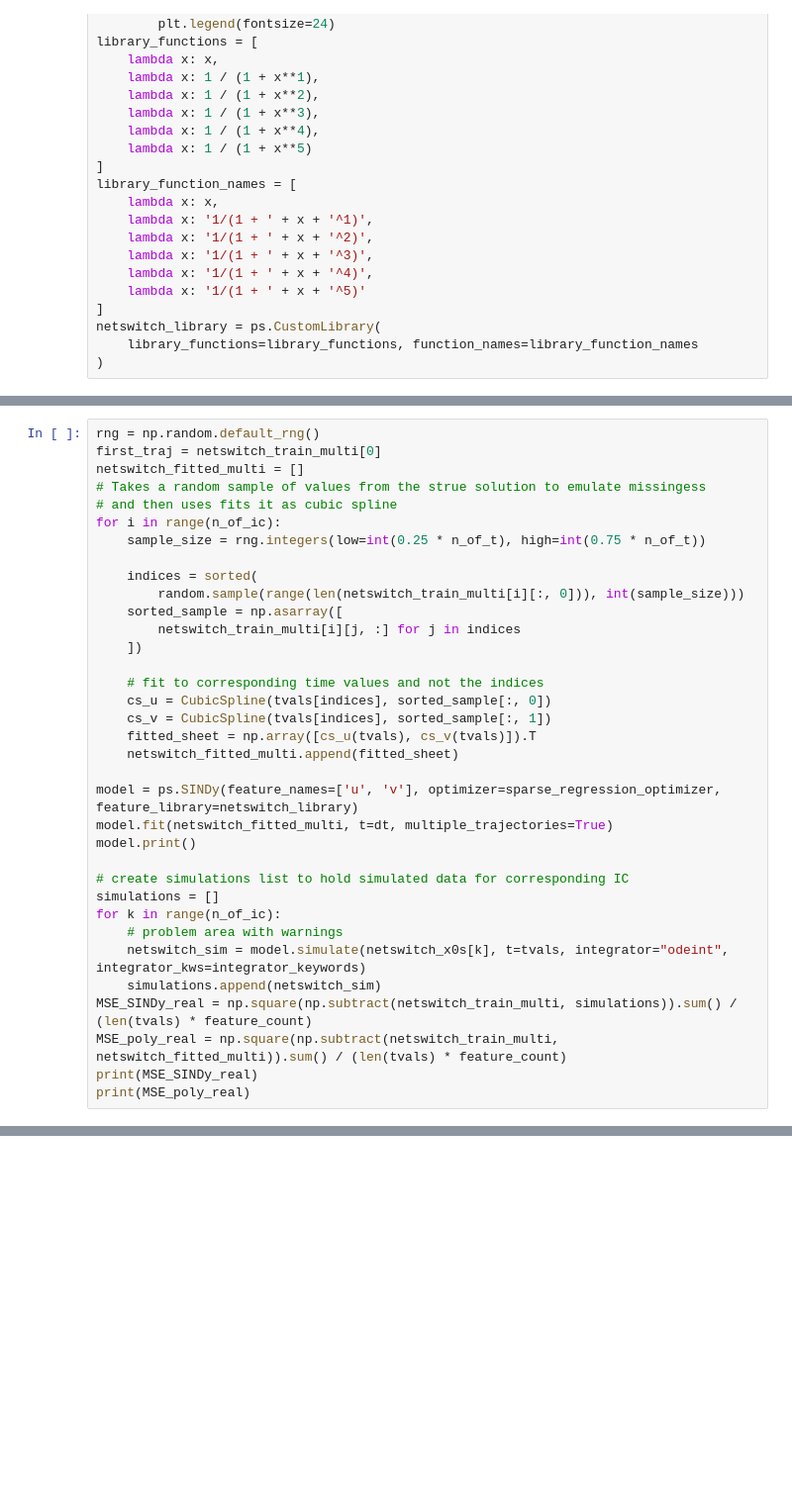
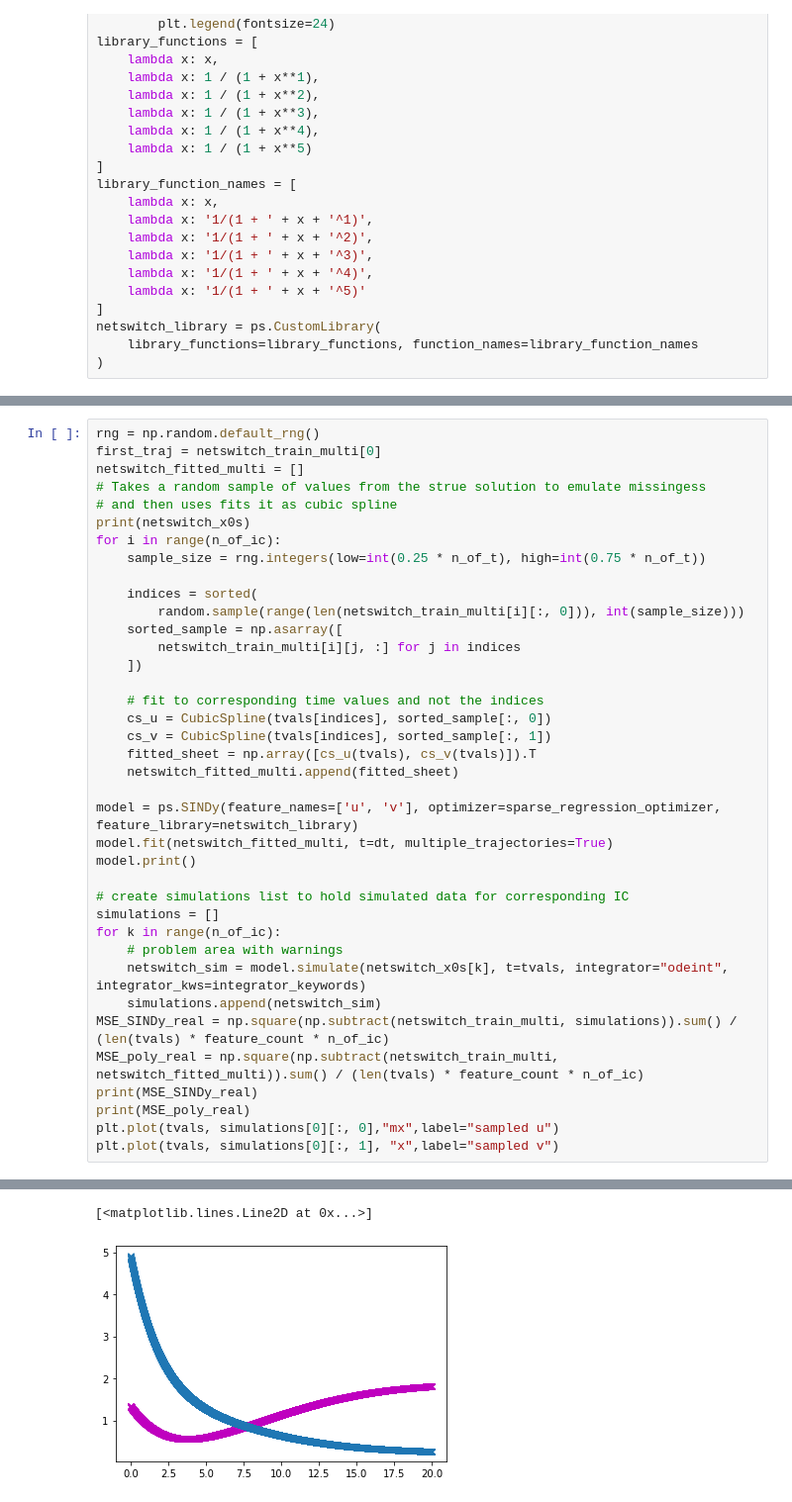
Before and after one commit to ainsleylaiuw/ISB-Hadlock-Lai, a Jupyter notebook: Imputation.ipynb, the cells around one changed output, grey strips where cells are left out. Shown at 99% size. Drawn from its saved outputs; the diff is of its cells as text; blank space fills up the shorter version.

```diff
--- a/Imputation.ipynb
+++ b/Imputation.ipynb
@@ -179,6 +185,7 @@ first_traj = netswitch_train_multi[0]
 netswitch_fitted_multi = []
 # Takes a random sample of values from the strue solution to emulate missingess
 # and then uses fits it as cubic spline
+print(netswitch_x0s)
 for i in range(n_of_ic):
     sample_size = rng.integers(low=int(0.25 * n_of_t), high=int(0.75 * n_of_t))
 
@@ -204,8 +211,10 @@ for k in range(n_of_ic):
     # problem area with warnings
     netswitch_sim = model.simulate(netswitch_x0s[k], t=tvals, integrator="odeint", integrator_kws=integrator_keywords)
     simulations.append(netswitch_sim)
-MSE_SINDy_real = np.square(np.subtract(netswitch_train_multi, simulations)).sum() / (len(tvals) * feature_count)
-MSE_poly_real = np.square(np.subtract(netswitch_train_multi, netswitch_fitted_multi)).sum() / (len(tvals) * feature_count)
+MSE_SINDy_real = np.square(np.subtract(netswitch_train_multi, simulations)).sum() / (len(tvals) * feature_count * n_of_ic)
+MSE_poly_real = np.square(np.subtract(netswitch_train_multi, netswitch_fitted_multi)).sum() / (len(tvals) * feature_count * n_of_ic)
 print(MSE_SINDy_real)
 print(MSE_poly_real)
+plt.plot(tvals, simulations[0][:, 0],"mx",label="sampled u")
+plt.plot(tvals, simulations[0][:, 1], "x",label="sampled v")
 # %% [output]
@@ -215,0 +238,2 @@ print(MSE_poly_real)
+[<matplotlib.lines.Line2D at 0x...>]
+[figure, added]
```
Also changed, not shown: parts of 4 cells of this notebook, 1 other file.
